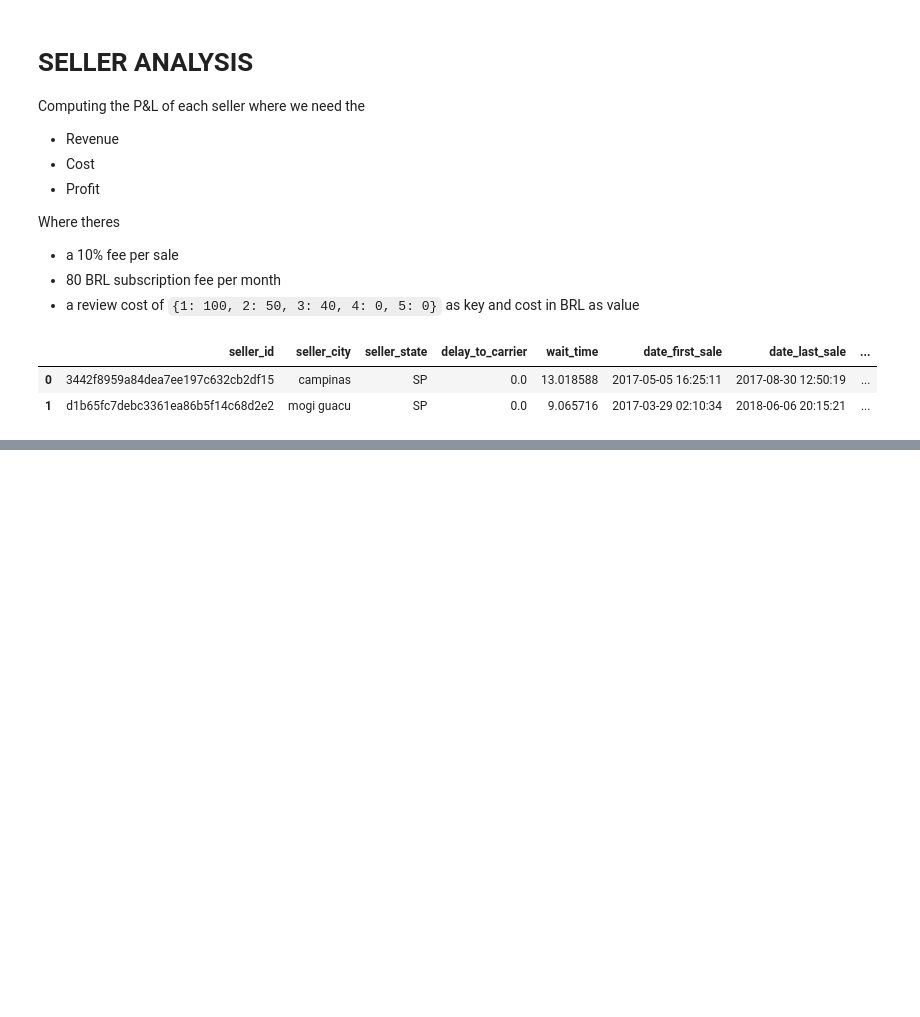
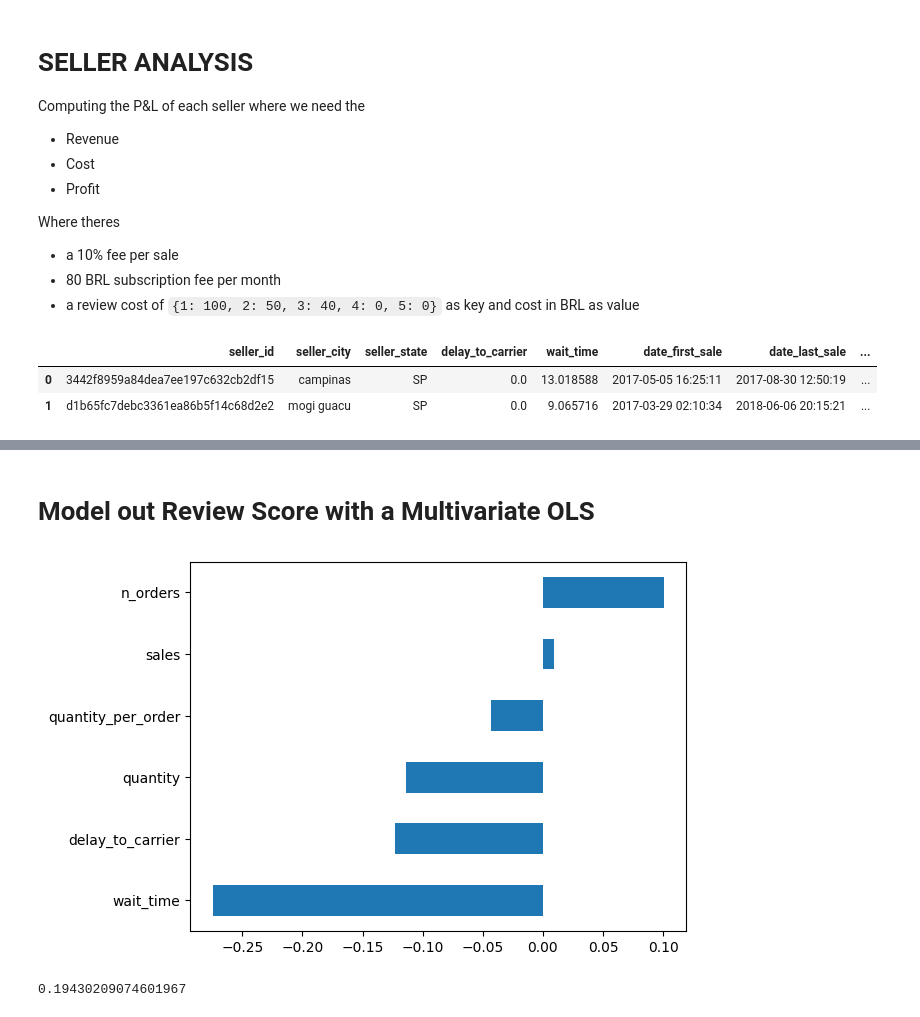
Before and after one commit to SagarDaryanani/OLIST, a Jupyter notebook: Exploratory_Analysis/3.Seller.ipynb, the cells around one changed output, grey strips where cells are left out. Cells and saved outputs as stored; diff of their text form; code cells hidden in the pictures; blank space fills up the shorter version.

```diff
--- a/Exploratory_Analysis/3.Seller.ipynb
+++ b/Exploratory_Analysis/3.Seller.ipynb
@@ -114,0 +128,22 @@ NameError: name 'total_profits' is not defined
+# %% [markdown]
+# Model out Review Score with a Multivariate OLS
+# %%
+def standardize(df, features):
+    df_standardized = df.copy()
+    for f in features:
+        mu = df[f].mean()
+        sigma = df[f].std()
+        df_standardized[f] = df[f].map(lambda x: (x - mu) / sigma)
+    return df_standardized
+# %%
+features = ['delay_to_carrier', 'wait_time', 'n_orders', 'quantity', 'quantity_per_order', 'sales']
+sellers_standardized = standardize(sellers, features)
+model = smf.ols(formula=f"review_score ~ {'+ '.join(features)}", data=sellers_standardized).fit()
+# %%
+model.params[1:].sort_values().plot(kind='barh');
+# %% [output]
+[figure, added]
+# %%
+model.rsquared
+# %% [output]
+0.19430209074601967
```
Also changed, not shown: parts of 12 cells of this notebook.
